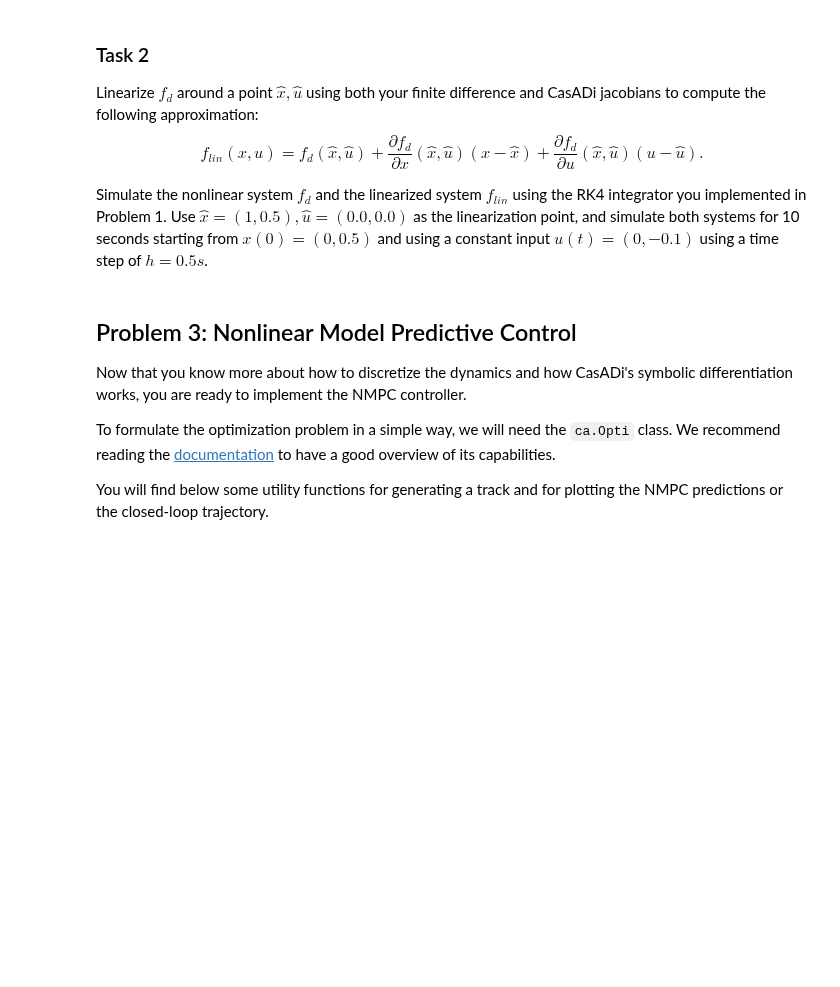
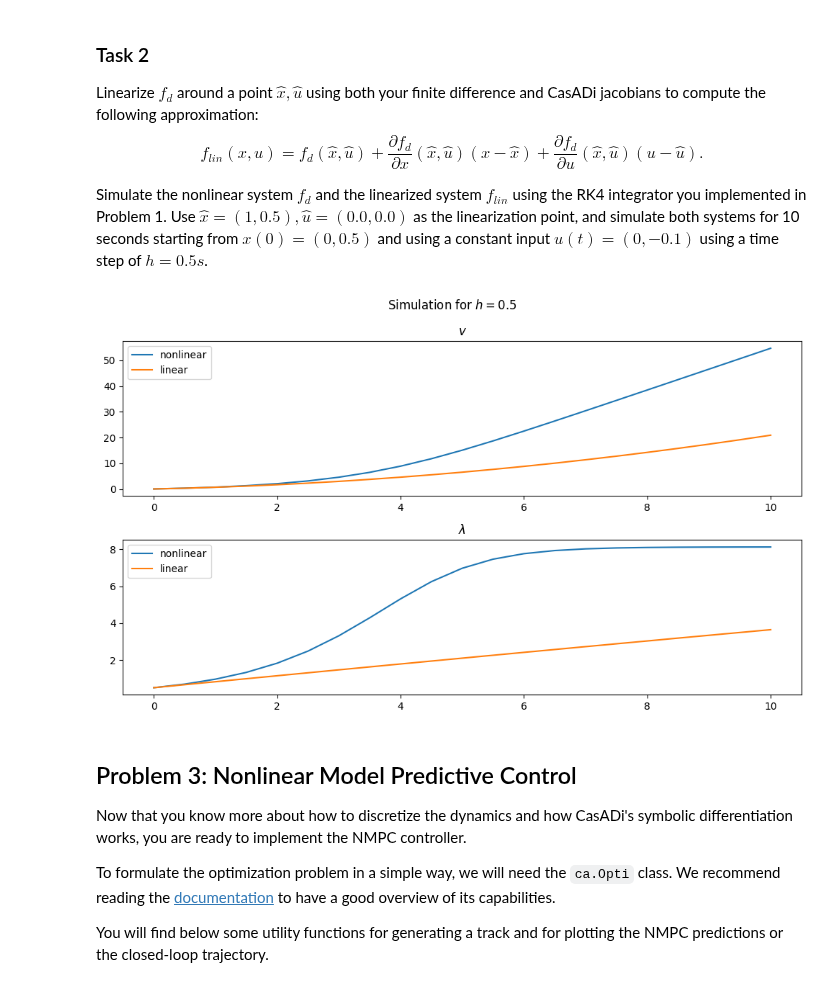
Before and after one commit to ujicrush/MPC-Course-EPFL, a Jupyter notebook: programming_exercises/exercise9_nmpc/ex9_nmpc.ipynb, the cells around one changed output. Cells and saved outputs as stored; diff of their text form; code cells hidden in the pictures; blank space fills up the shorter version.

```diff
--- a/programming_exercises/exercise9_nmpc/ex9_nmpc.ipynb
+++ b/programming_exercises/exercise9_nmpc/ex9_nmpc.ipynb
@@ -151,17 +158,35 @@ Compare the errors between the two at the points $x=(1, 0.5), u=(0,0)$.
 # TODO: ---------------------------------------------------------
 def jac_x_fd(x,u):
 	# TODO: implement the finite difference Jacobian here
-    return ...
+    return np.column_stack(
+        [
+            f(x + 1e-6 * np.array([1, 0]), u) - f(x - 1e-6 * np.array([1, 0]), u),
+            f(x + 1e-6 * np.array([0, 1]), u) - f(x - 1e-6 * np.array([0, 1]), u)
+        ]
+    ) / (2e-6)
 
 
 def jac_u_fd(x,u):
 	# TODO: implement the finite difference Jacobian here
-    return ...
+    return np.column_stack(
+        [
+            f(x, u + 1e-6 * np.array([1, 0])) - f(x, u - 1e-6 * np.array([1, 0])),
+            f(x, u + 1e-6 * np.array([0, 1])) - f(x, u - 1e-6 * np.array([0, 1]))
+        ]
+    ) / (2e-6)
 
 
 # TODO: implement CasADi versions of the Jacobians as ca.Function
-jac_x_casadi = ...
-jac_u_casadi = ...
+def f_casadi(x, u):
+    return ca.vertcat(
+        x[1],
+        5 * u[0] - 6.6 * u[1] * x[1] - 0.01 * x[1] ** 3
+    )
+
+x = ca.SX.sym('x', 2)
+u = ca.SX.sym('u', 2)
+jac_x_casadi = ca.Function("jac_x_casadi", [x, u], [ca.jacobian(f_casadi(x, u), x)])
+jac_u_casadi = ca.Function("jac_u_casadi", [x, u], [ca.jacobian(f_casadi(x, u), u)])
 # TODO: ---------------------------------------------------------
 # %%
 x = np.array([1.0, 0.5])
@@ -183,8 +221,8 @@ xhat = np.array([1.0, 0.5])
 uhat = np.array([0.0, 0.0])
 # TODO: ------------------------
 # TODO: compute A and B matrices
-A = ...
-B = ...
+A = jac_x_casadi(xhat, uhat).toarray()
+B = jac_u_casadi(xhat, uhat).toarray()
 # TODO: ------------------------
 
 def linearized_dynamics(x, u):
@@ -196,35 +234,37 @@ u0 = np.array([0.0, -0.1])
 Tsim = 10
 h = 0.5
 Nsim = int(Tsim / h)
 x_nonlinear = np.zeros((Nsim + 1, 2))
 x_nonlinear[0] = x0
 x_linear = np.zeros((Nsim + 1, 2))
 x_linear[0] = x0
 t = np.linspace(0, Tsim, Nsim + 1)
 for i in range(Nsim):
     # TODO: ---------------------------------------
     # TODO: simulate one step with each integrator
-    x_nonlinear[i + 1] = ...
-    x_linear[i + 1] = ...
+    x_nonlinear[i + 1] = rk4(f, x_nonlinear[i], u0, h)
+    x_linear[i + 1] = rk4(linearized_dynamics, x_linear[i], u0, h)
     # TODO: ---------------------------------------
 
 plt.figure(figsize=(10, 6))
 plt.suptitle(rf"Simulation for $h = {h}$")
 
 plt.subplot(2, 1, 1)
 plt.title(r"$v$")
 plt.plot(t, x_nonlinear[:, 0], label="nonlinear")
 plt.plot(t, x_linear[:, 0], label="linear")
 plt.legend()
 
 plt.subplot(2, 1, 2)
 plt.title(r"$\lambda$")
 plt.plot(t, x_nonlinear[:, 1], label="nonlinear")
 plt.plot(t, x_linear[:, 1], label="linear")
 plt.legend()
 
 plt.tight_layout()
 plt.show()
+# %% [output]
+[figure, added]
 # %% [markdown]
 ## Problem 3: Nonlinear Model Predictive Control
 
```
Also changed, not shown: parts of 9 cells of this notebook.
